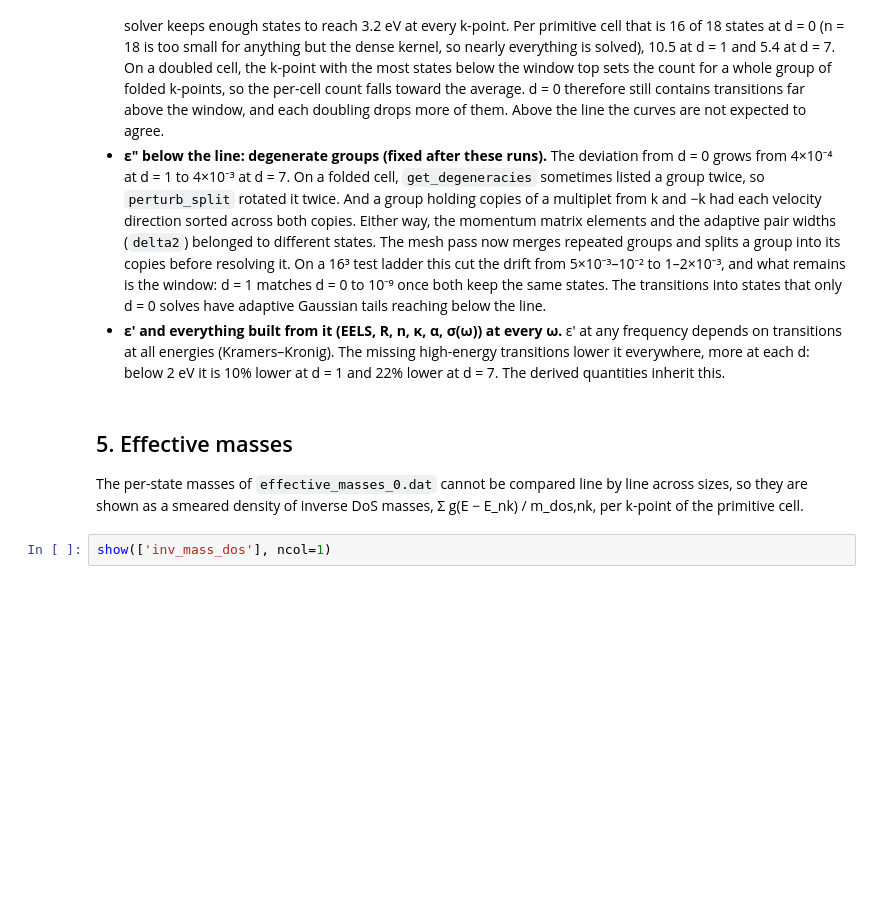
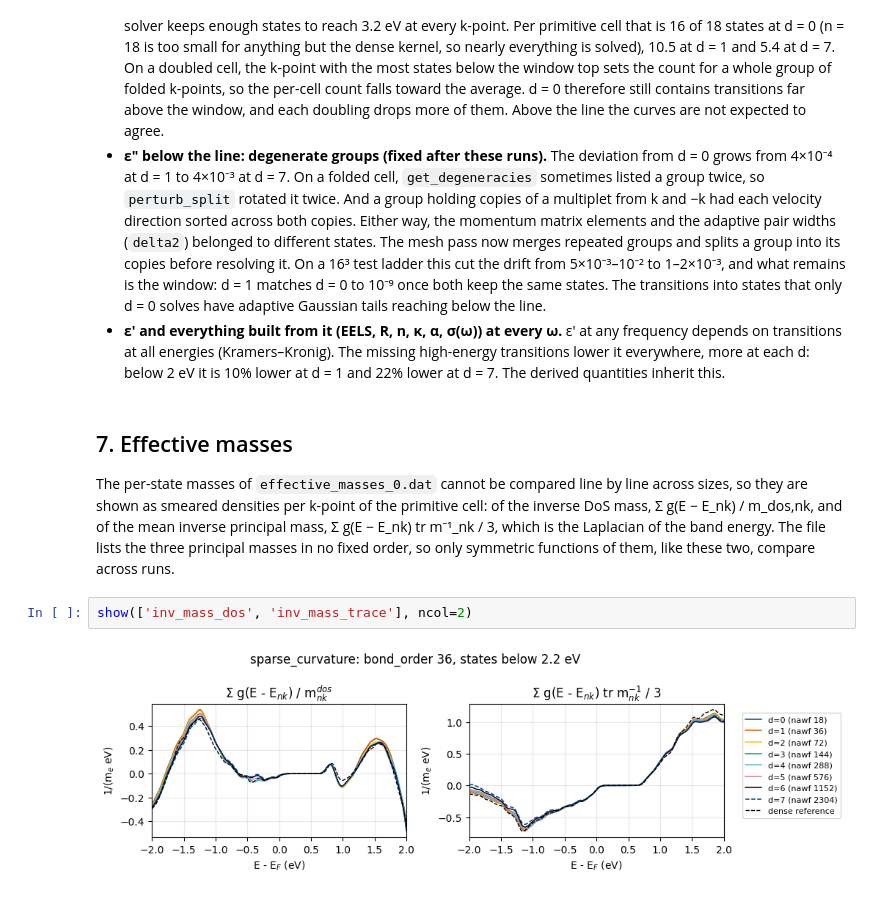
Before and after one commit to marcobn/PAOFLOW, a Jupyter notebook: benchmarks/sparse_scaling/observables.ipynb, the cells around one changed output. Drawn from its saved outputs; the diff is of its cells as text; blank space fills up the shorter version.

```diff
--- a/benchmarks/sparse_scaling/observables.ipynb
+++ b/benchmarks/sparse_scaling/observables.ipynb
@@ -264,11 +381,15 @@ show(
   lower it everywhere, more at each d: below 2 eV it is 10% lower at d = 1 and 22% lower at
   d = 7. The derived quantities inherit this.
 # %% [markdown]
-## 5. Effective masses
+## 7. Effective masses
 
 The per-state masses of `effective_masses_0.dat` cannot be compared line by line across sizes,
-so they are shown as a smeared density of inverse DoS masses, Σ g(E − E_nk) / m_dos,nk, per
-k-point of the primitive cell.
+so they are shown as smeared densities per k-point of the primitive cell: of the inverse DoS
+mass, Σ g(E − E_nk) / m_dos,nk, and of the mean inverse principal mass, Σ g(E − E_nk) tr m⁻¹_nk / 3,
+which is the Laplacian of the band energy. The file lists the three principal masses in no fixed
+order, so only symmetric functions of them, like these two, compare across runs.
 # %%
-show(['inv_mass_dos'], ncol=1)
+show(['inv_mass_dos', 'inv_mass_trace'], ncol=2)
+# %% [output]
+[figure, added]
 # %% [markdown]
```
Also changed, not shown: parts of 22 cells of this notebook, 3 other files.
